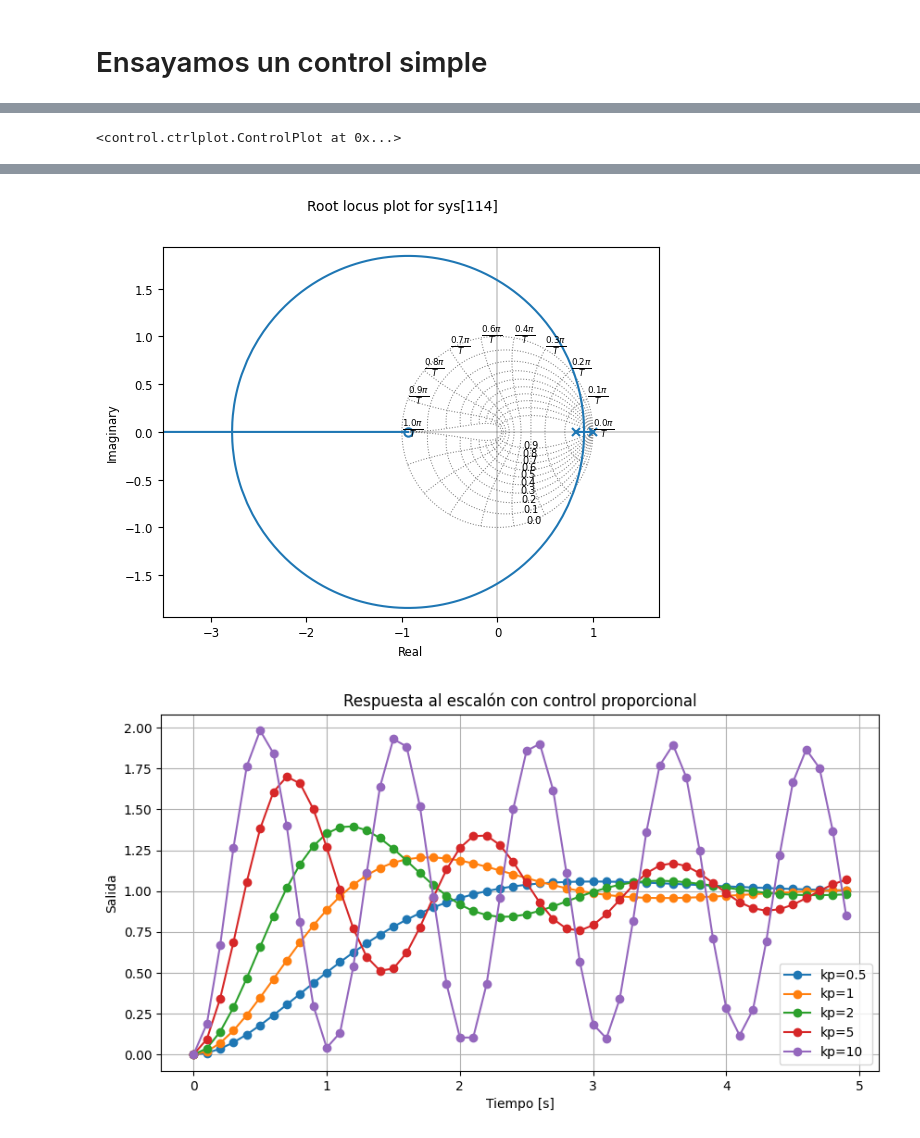
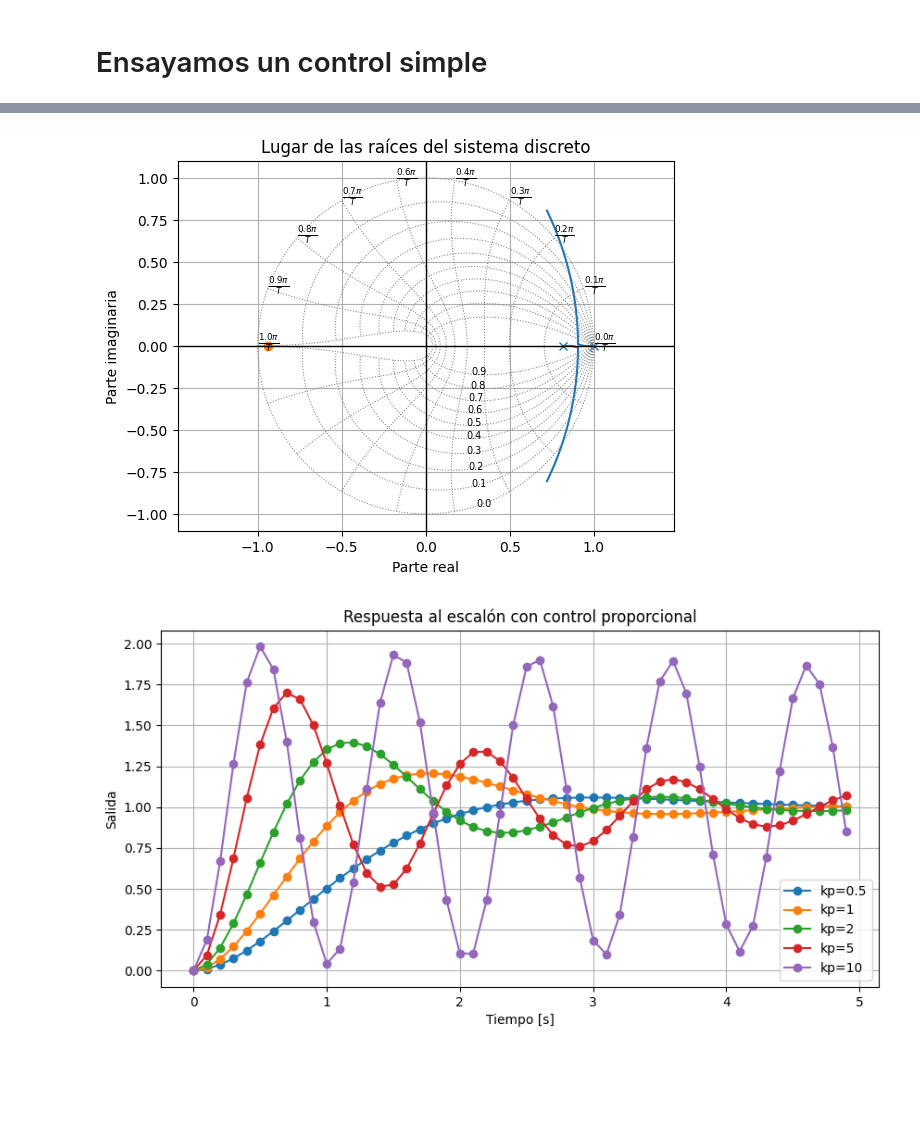
Before and after one commit to pgonfiuba/ica, a Jupyter notebook: clase 1/discretizacion_ZOH_Gs.ipynb, the cells around one changed output, grey strips where cells are left out. Drawn from its saved outputs; the diff is of its cells as text; code cells hidden in the pictures; blank space fills up the shorter version.

```diff
--- a/clase 1/discretizacion_ZOH_Gs.ipynb
+++ b/clase 1/discretizacion_ZOH_Gs.ipynb
@@ -215,5 +198,9 @@ Mapeo los polos continuos:  [0.81873075+0.j 1.        +0.j]
 # %%
 # Al parecer con un control proporcional aplicado al sistema discretizado podríamos obtener un sistema inestable!
-ctl.rlocus(tf_d)
+ctl.rlocus(tf_d, kvect=np.linspace(0, 20, 500))
+plt.title("Lugar de las raíces del sistema discreto")
+plt.xlabel("Parte real")
+plt.ylabel("Parte imaginaria")
+plt.grid(True)
+plt.show()
 # %% [output]
-<control.ctrlplot.ControlPlot at 0x...>
@@ -221,4 +207,4 @@ WARNING:matplotlib.axes._base:Ignoring fixed x limits to fulfill fixed data aspe
-[figure, old version]
+[figure, new version]
 # %%
 # Probamos un control proporcional con distintas ganancias
 plt.figure(figsize=(10,5))
```
Also changed, not shown: parts of 13 cells of this notebook, 1 other file.
